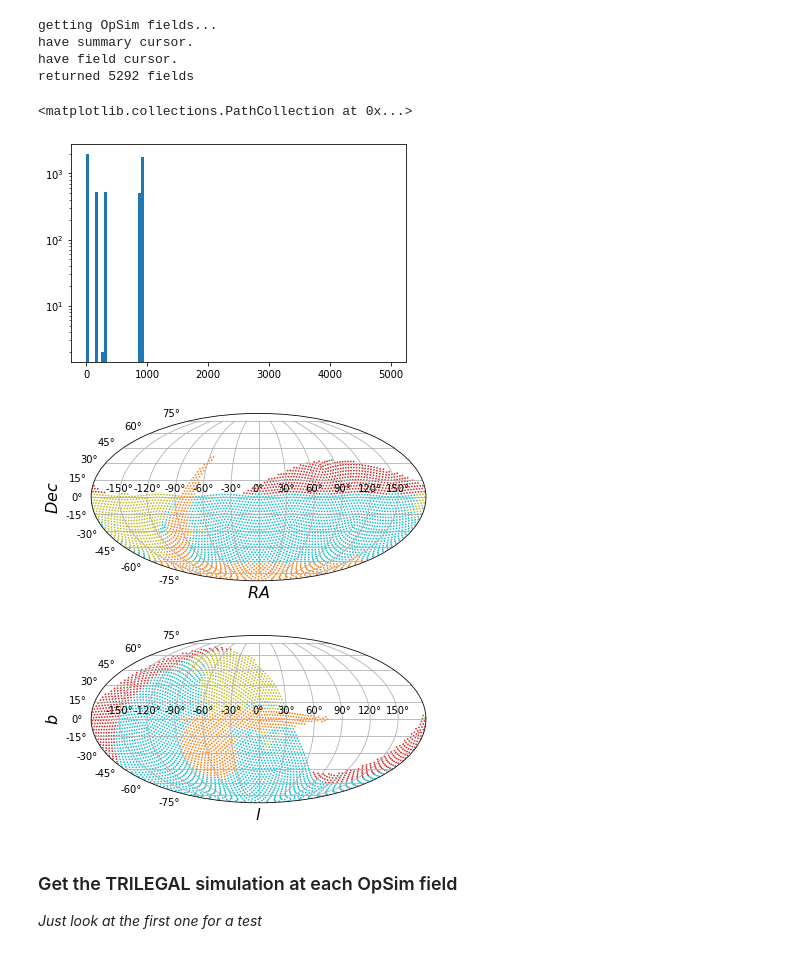
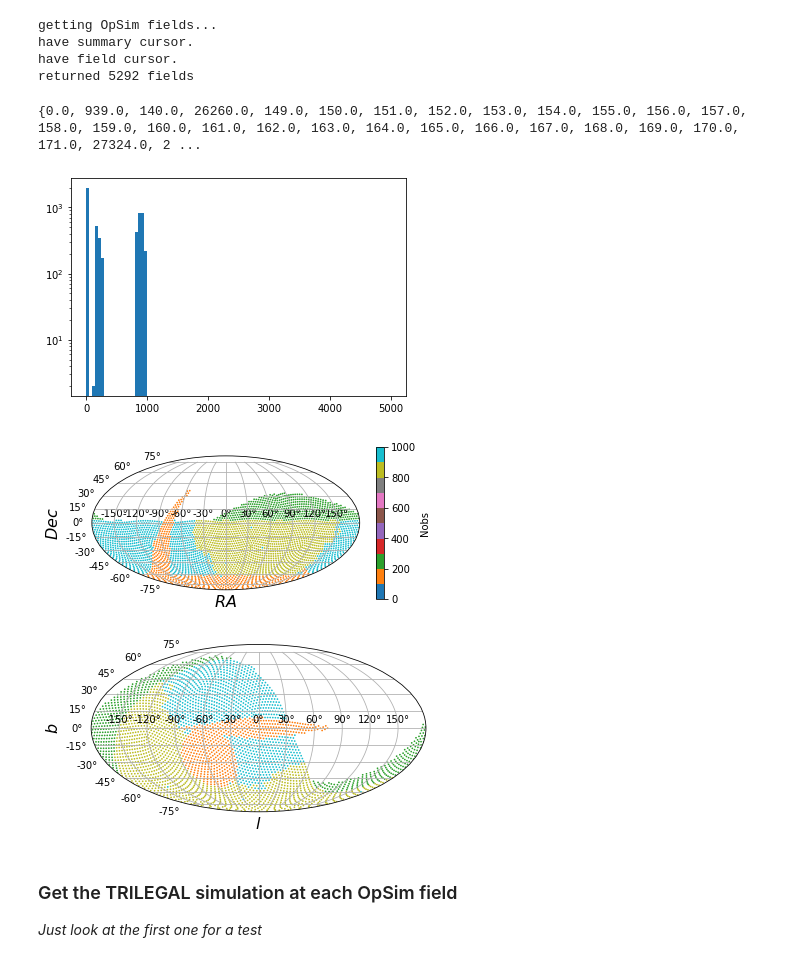
Before and after one commit to ageller/EB-LSST, a Jupyter notebook: testing/TRILEGAL/newBinsFromTRILEGAL.ipynb, the cells around one changed output. Drawn from its saved outputs; the diff is of its cells as text; code cells hidden in the pictures.

```diff
--- a/testing/TRILEGAL/newBinsFromTRILEGAL.ipynb
+++ b/testing/TRILEGAL/newBinsFromTRILEGAL.ipynb
@@ -38,7 +35,7 @@ The autoreload extension is already loaded. To reload it, use:
 #https://www.lsst.org/scientists/simulations/opsim/summary-table-column-descriptions-v335
 #http://ops2.lsst.org/docs/current/architecture.html
 OpS = OpSim()
-OpS.dbFile = '/Users/ageller/WORK/LSST/onGitHub/EBLSST/input/db/minion_1016_sqlite.db'
+OpS.dbFile = '/Users/ageller/WORK/LSST/onGitHub/EBLSST/input/db/baseline2018a.db'
 OpS.getAllOpSimFields()
 # %% [output]
 getting OpSim fields...
@@ -48,32 +45,36 @@ returned 5292 fields
 # %%
 coords = SkyCoord(OpS.RA, OpS.Dec, unit=(u.degree, u.degree),frame='icrs')
 lGal = coords.galactic.l.wrap_at(180.*u.degree).degree
 bGal = coords.galactic.b.wrap_at(180.*u.degree).degree
 
 raGal = coords.icrs.ra.wrap_at(180.*u.degree).degree
 decGal = coords.icrs.dec.wrap_at(180.*u.degree).degree
 
 f,ax = plt.subplots()
 ax.hist(OpS.Nobs,bins = 100, range=(0,5000))
 ax.set_yscale('log', nonposy='clip')
 
 f, ax = plt.subplots(subplot_kw={'projection': "mollweide"})
 ax.grid(True)
 ax.set_xlabel(r"$RA$",fontsize=16)
 ax.set_ylabel(r"$Dec$",fontsize=16)
 xx = np.where(OpS.Nobs > 0)
-ax.scatter(raGal[xx]*np.pi/180.,decGal[xx]*np.pi/180., s = 0.5, c=OpS.Nobs[xx], cmap='tab10', alpha = 1, vmin=0, vmax=1000)
+mlw = ax.scatter(raGal[xx]*np.pi/180.,decGal[xx]*np.pi/180., s = 0.5, c=OpS.Nobs[xx], cmap='tab10', alpha = 1, vmin=0, vmax=1000)
+cbar = f.colorbar(mlw, shrink=0.7)
+cbar.set_label(r'Nobs')
 
 f, ax = plt.subplots(subplot_kw={'projection': "mollweide"})
 ax.grid(True)
 ax.set_xlabel(r"$l$",fontsize=16)
 ax.set_ylabel(r"$b$",fontsize=16)
 ax.scatter(lGal[xx]*np.pi/180.,bGal[xx]*np.pi/180., s = 0.5, c=OpS.Nobs[xx], cmap='tab10', alpha = 1, vmin=0, vmax=1000)
+
+print(set(OpS.Nobs))
 # %% [output]
-<matplotlib.collections.PathCollection at 0x...>
+{0.0, 939.0, 140.0, 26260.0, 149.0, 150.0, 151.0, 152.0, 153.0, 154.0, 155.0, 156.0, 157.0, 158.0, 159.0, 160.0, 161.0, 162.0, 163.0, 164.0, 165.0, 166.0, 167.0, 168.0, 169.0, 170.0, 171.0, 27324.0, 2 ...
-[figure, old version]
+[figure, new version]
-[figure, old version]
+[figure, new version]
-[figure, old version]
+[figure, new version]
 # %% [markdown]
 ### Get the TRILEGAL simulation at each OpSim field
 
```
Also changed, not shown: parts of 1 cell of this notebook, 3 other files.
